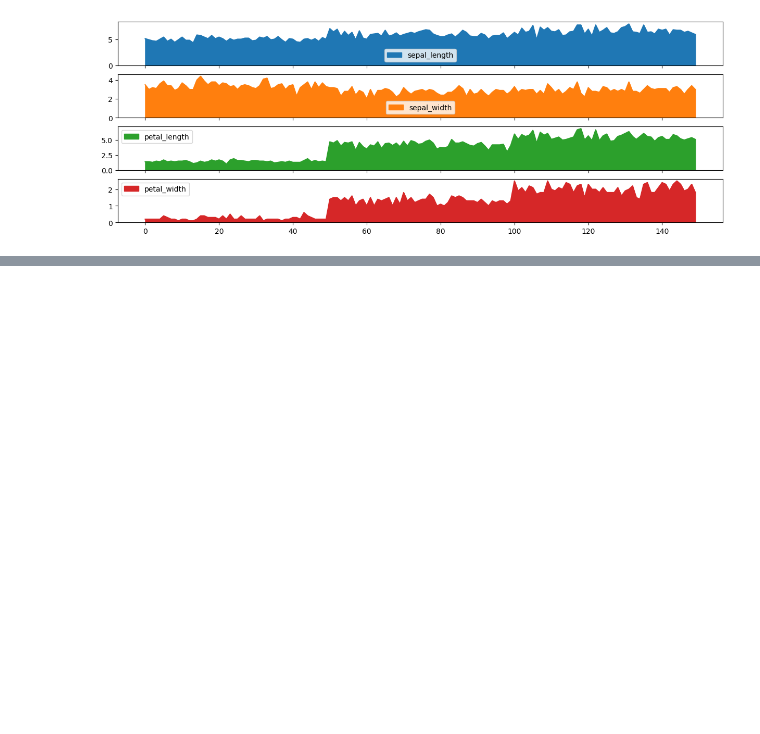
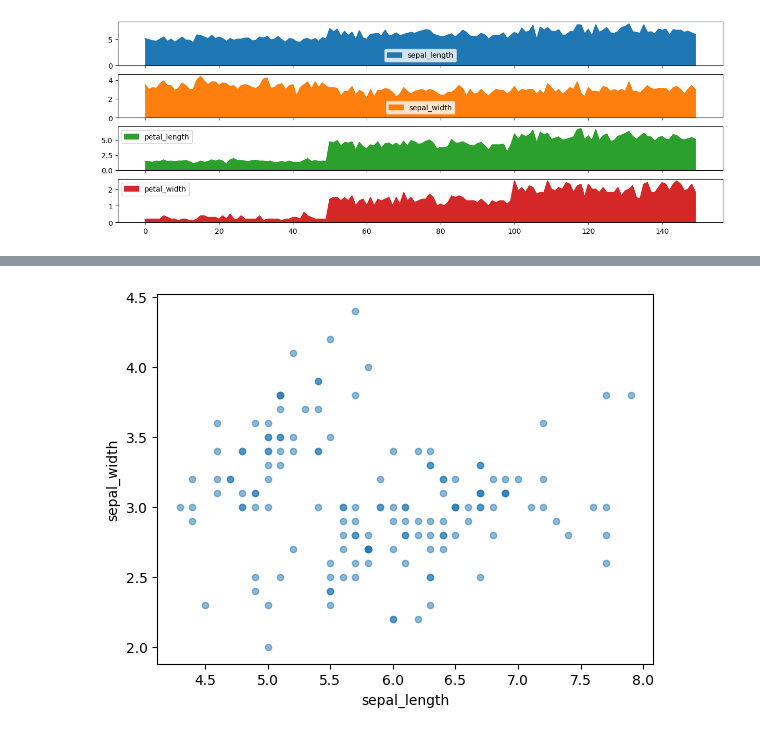
Before and after one commit to ElfenCamii/bootcamp_analisis_de_Datos, a Jupyter notebook: unidad_5/02_graficas_pandas.ipynb, the cells around one changed output, grey strips where cells are left out. Cells and saved outputs as stored; diff of their text form; code cells hidden in the pictures; blank space fills up the shorter version.

Commit message:
feat(pandas): added scatter plot, pair plots, and introduction to handling real DataFrame

```diff
--- a/unidad_5/02_graficas_pandas.ipynb
+++ b/unidad_5/02_graficas_pandas.ipynb
@@ -39,0 +48,8 @@ plt.show()
+# %%
+###
+#
+###
+df_iris.plot.scatter(x='sepal_length', y='sepal_width', alpha=0.5)
+plt.show()
+# %% [output]
+[figure, added]
```
Also changed, not shown: parts of 6 cells of this notebook.
